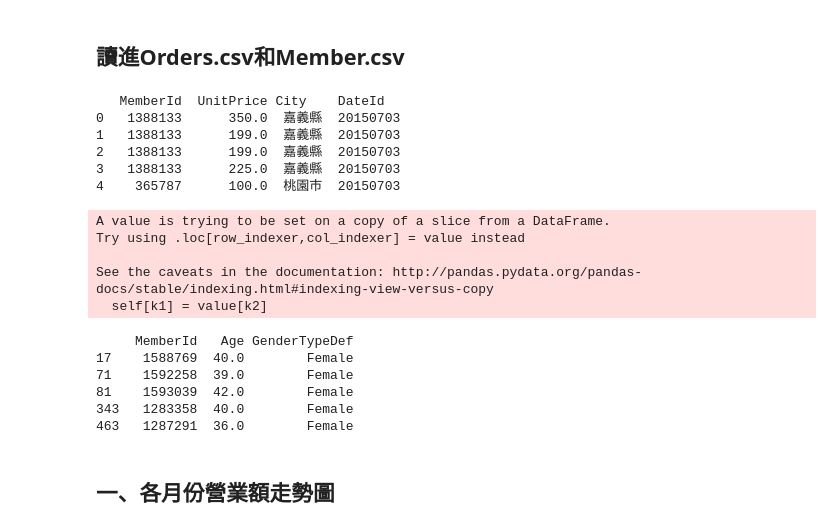
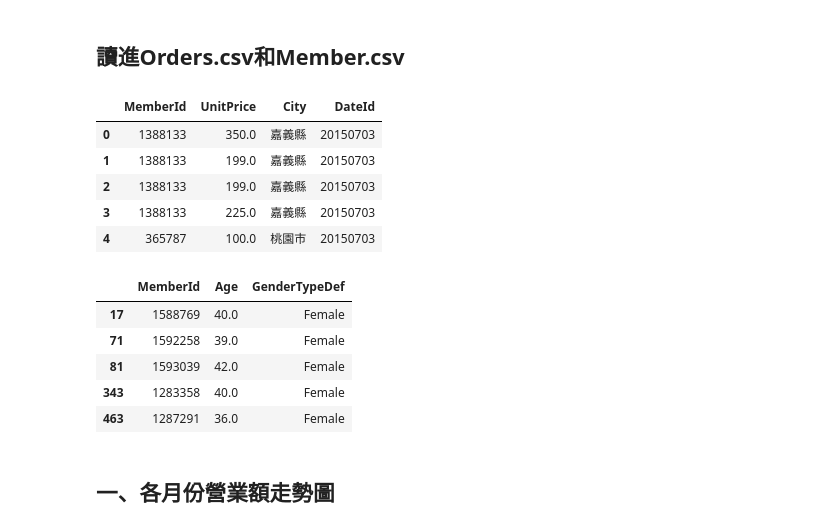
Before and after one commit to plusagainH/Data_Science_Programming_homework, a Jupyter notebook: HW1/HW1_91APP.ipynb, the cells around one changed output. Drawn from its saved outputs; the diff is of its cells as text; code cells hidden in the pictures.

Commit message:
head

```diff
--- a/HW1/HW1_91APP.ipynb
+++ b/HW1/HW1_91APP.ipynb
@@ -19,19 +19,26 @@ import numpy as np
 import datetime
 # %% [markdown]
 ## 讀進Orders.csv和Member.csv
+# %%
+#Read Orders.csv
+order_chunk=pd.read_csv('Orders.csv',chunksize=500000, iterator=True)
+def order_chunk_preprocessing(chunk):
+    a=chunk[['MemberId','UnitPrice', 'City', 'DateId']]
+    return a
+chunk_list = []
+for chunk in order_chunk:
+    chunk_filter = order_chunk_preprocessing(chunk)
+    chunk_list.append(chunk_filter)
+order= pd.concat(chunk_list)
+order.head()
+# %% [output]
+|  | MemberId | UnitPrice | City | DateId |
+| 0 | 1388133 | 350.0 | 嘉義縣 | 20150703 |
+| 1 | 1388133 | 199.0 | 嘉義縣 | 20150703 |
+| 2 | 1388133 | 199.0 | 嘉義縣 | 20150703 |
+| 3 | 1388133 | 225.0 | 嘉義縣 | 20150703 |
+| 4 | 365787 | 100.0 | 桃園市 | 20150703 |
 # %%
-#Read Orders.csv
-order_chunk=pd.read_csv('Orders.csv',chunksize=500000, iterator=True)
-def order_chunk_preprocessing(chunk):
-    a=chunk[['MemberId','UnitPrice', 'City', 'DateId']]
-    return a
-chunk_list = []
-for chunk in order_chunk:
-    chunk_filter = order_chunk_preprocessing(chunk)
-    chunk_list.append(chunk_filter)
-order= pd.concat(chunk_list)
-print(order.head())
-
 #Read Member.csv
 member=pd.read_csv('Member.csv')
 def birthday_to_age(string):
@@ -51,25 +58,14 @@ def member_preprocessing(member):
     a.rename(columns={'Birthday':'Age'}, inplace=True)
     return a
 member=member_preprocessing(member)
-print(member.head())
+member.head()
 # %% [output]
-   MemberId  UnitPrice City    DateId
-0   1388133      350.0  嘉義縣  20150703
-1   1388133      199.0  嘉義縣  20150703
-2   1388133      199.0  嘉義縣  20150703
-3   1388133      225.0  嘉義縣  20150703
-4    365787      100.0  桃園市  20150703
-A value is trying to be set on a copy of a slice from a DataFrame.
-Try using .loc[row_indexer,col_indexer] = value instead
-
-See the caveats in the documentation: http://pandas.pydata.org/pandas-docs/stable/indexing.html#indexing-view-versus-copy
-  self[k1] = value[k2]
-     MemberId   Age GenderTypeDef
-17    1588769  40.0        Female
-71    1592258  39.0        Female
-81    1593039  42.0        Female
-343   1283358  40.0        Female
-463   1287291  36.0        Female
+|  | MemberId | Age | GenderTypeDef |
+| 17 | 1588769 | 40.0 | Female |
+| 71 | 1592258 | 39.0 | Female |
+| 81 | 1593039 | 42.0 | Female |
+| 343 | 1283358 | 40.0 | Female |
+| 463 | 1287291 | 36.0 | Female |
 # %% [markdown]
 ## 一、各月份營業額走勢圖
 # %%
```
